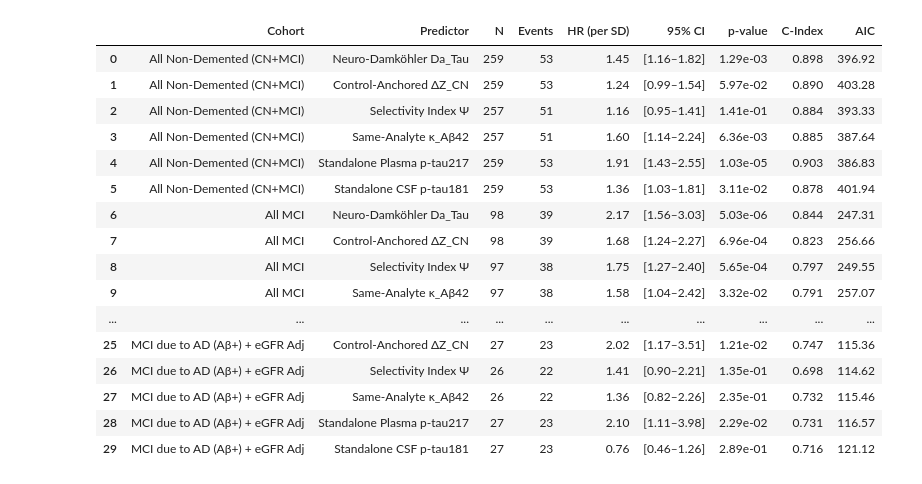
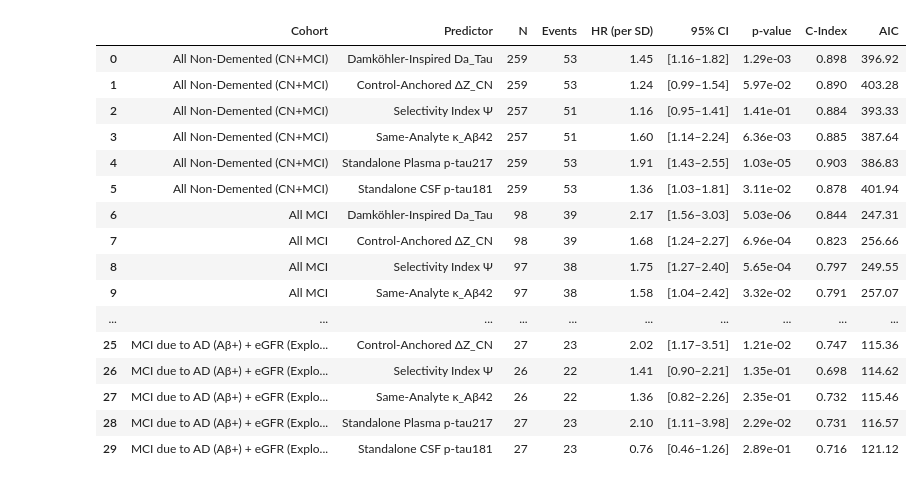
Before and after one commit to Benjaminotuya1/alzheimers-neuro-damkohler, a Jupyter notebook: ADNI_NeuroDamkohler_Continuum_Analysis.ipynb, the cells around one changed output. Cells and saved outputs as stored; diff of their text form; code cells hidden in the pictures.

```diff
--- a/ADNI_NeuroDamkohler_Continuum_Analysis.ipynb
+++ b/ADNI_NeuroDamkohler_Continuum_Analysis.ipynb
@@ -28,9 +17,12 @@ import pandas as pd
 import matplotlib.pyplot as plt
 import seaborn as sns
 import statsmodels.api as sm
-from scipy.stats import zscore, pearsonr, spearmanr, mannwhitneyu, kruskal
+from scipy.stats import zscore, spearmanr, mannwhitneyu, kruskal
+from statsmodels.stats.multitest import multipletests
 from lifelines import CoxPHFitter, KaplanMeierFitter
-from lifelines.statistics import logrank_test
+from lifelines.statistics import logrank_test, proportional_hazard_test
+from lifelines.utils import concordance_index
+from sklearn.metrics import roc_auc_score
 
 warnings.filterwarnings('ignore')
 plt.rcParams['font.family'] = 'DejaVu Sans'
@@ -41,14 +33,15 @@ DATA_DIR = os.path.join('data-20261119T152706Z-1-001', 'data')
 FIG_DIR = 'revised_figures'
 os.makedirs(FIG_DIR, exist_ok=True)
 
-# Load all ADNI core tables
 csf_df    = pd.read_csv(os.path.join(DATA_DIR, 'UPENNBIOMK_ROCHE_ELECSYS_12Jul2026.csv'), low_memory=False)
 plasma_df = pd.read_csv(os.path.join(DATA_DIR, 'UPENN_PLASMA_FUJIREBIO_QUANTERIX_12Jul2026.csv'), low_memory=False)
 adnimerge = pd.read_csv(os.path.join(DATA_DIR, 'ADNIMERGE_02Jun2026(1).csv'), low_memory=False)
 trem_df   = pd.read_csv(os.path.join(DATA_DIR, 'ADNI_HAASS_WASHU_LAB_12Jul2026.csv'), low_memory=False)
 lab_df    = pd.read_csv(os.path.join(DATA_DIR, 'LABDATA_04Jun2026.csv'), low_memory=False)
 dti_df    = pd.read_csv(os.path.join(DATA_DIR, 'DTIROI_ROBUSTMEAN_20Aug2026.csv'), low_memory=False)
+amy_df    = pd.read_csv(os.path.join(DATA_DIR, 'UCBERKELEY_AMY_6MM.csv'), low_memory=False)
+tau_df    = pd.read_csv(os.path.join(DATA_DIR, 'UCBERKELEY_TAU_6MM.csv'), low_memory=False)
 
-print(f"Loaded CSF Elecsys: {len(csf_df):,} | Plasma F/Q: {len(plasma_df):,} | ADNIMERGE: {len(adnimerge):,}")
-print(f"Loaded CSF sTREM2:  {len(trem_df):,} | LABDATA:    {len(lab_df):,} | DTI ROI:   {len(dti_df):,}")
+print(f"Loaded CSF: {len(csf_df):,} | Plasma: {len(plasma_df):,} | ADNIMERGE: {len(adnimerge):,}")
+print(f"Loaded sTREM2: {len(trem_df):,} | LABDATA: {len(lab_df):,} | DTI: {len(dti_df):,} | Amy-PET: {len(amy_df):,} | Tau-PET: {len(tau_df):,}")
 # %% [output]
@@ -305,11 +313,11 @@ for cohort_name, sub, extra_covs in [
     ('All MCI', mci_df, []),
     ('MCI due to AD (Aβ+)', mci_df[mci_df['Amyloid_Pos'] == True], []),
     ('MCI non-AD (Aβ-)', mci_df[mci_df['Amyloid_Pos'] == False], []),
-    ('MCI due to AD (Aβ+) + eGFR Adj', mci_df[mci_df['Amyloid_Pos'] == True], ['eGFR'])
+    ('MCI due to AD (Aβ+) + eGFR (Exploratory)', mci_df[mci_df['Amyloid_Pos'] == True], ['eGFR'])
 ]:
     covs = ['AGE_num', 'PTGENDER_num', 'APOE4_num', 'ADAS13_base'] + extra_covs
     for m, label in [
-        ('Da_Tau', 'Neuro-Damköhler Da_Tau'),
+        ('Da_Tau', 'Damköhler-Inspired Da_Tau'),
         ('DeltaZ_CN', 'Control-Anchored ΔZ_CN'),
         ('Psi_Select', 'Selectivity Index Ψ'),
         ('Kappa_AB42', 'Same-Analyte κ_Aβ42'),
@@ -321,8 +329,7 @@ for cohort_name, sub, extra_covs in [
             continue
         tmp['Metric_Z'] = zscore(tmp[m])
         tmp = tmp.drop(columns=[m])
-        cph = CoxPHFitter(penalizer=0.01)
-        cph.fit(tmp, duration_col='Time', event_col='Event')
+        cph = CoxPHFitter(penalizer=0.01).fit(tmp, duration_col='Time', event_col='Event')
         s = cph.summary.loc['Metric_Z']
         cox_rows.append({
             'Cohort': cohort_name, 'Predictor': label, 'N': len(tmp), 'Events': int(tmp['Event'].sum()),
@@ -331,8 +338,56 @@ for cohort_name, sub, extra_covs in [
             'p-value': f"{s['p']:.2e}", 'C-Index': round(cph.concordance_index_, 3), 'AIC': round(cph.AIC_partial_, 2)
         })
 
-table2_cox = pd.DataFrame(cox_rows)
-print("=== TABLE 2: MULTIVARIABLE COX PROPORTIONAL HAZARDS SURVIVAL MATRIX ===")
-display(table2_cox)
-table2_cox.to_csv(os.path.join(FIG_DIR, 'Table2_Cox_Survival_Matrix.csv'), index=False)
+table3_cox = pd.DataFrame(cox_rows)
+print("=== TABLE 3: MULTIVARIABLE COX PROPORTIONAL HAZARDS SURVIVAL MATRIX ===")
+display(table3_cox)
+table3_cox.to_csv(os.path.join(FIG_DIR, 'Table3_Cox_Survival_Matrix.csv'), index=False)
+
+# Schoenfeld PH Test & Follow-Up Medians (IQR)
+print("\n=== SURVIVAL FOLLOW-UP & SCHOENFELD PROPORTIONAL HAZARDS VERIFICATION ===")
+for lbl, sub in [('All Non-Demented (CN+MCI)', nondem_df), ('All MCI', mci_df), ('MCI due to AD (Aβ+)', mci_df[mci_df['Amyloid_Pos']==True])]:
+    tdf = sub[['Time', 'Event', 'AGE_num', 'PTGENDER_num', 'APOE4_num', 'ADAS13_base', 'Da_Tau']].dropna().copy()
+    tdf['Da_Z'] = zscore(tdf['Da_Tau'])
+    tdf = tdf.drop(columns=['Da_Tau'])
+    med, q25, q75 = tdf['Time'].median(), tdf['Time'].quantile(0.25), tdf['Time'].quantile(0.75)
+    cph = CoxPHFitter(penalizer=0.01).fit(tdf, duration_col='Time', event_col='Event')
+    ph = proportional_hazard_test(cph, tdf, time_transform='rank')
+    print(f"  {lbl:26s} (N={len(tdf):3d}): Median FU={med:.2f} yrs (IQR {q25:.2f}–{q75:.2f}) | Schoenfeld Da_Tau p={ph.summary.loc['Da_Z','p']:.3f}")
+
+# 3-Way Joint Parallel Statistical Mediation (1,000x Bootstrap)
+np.random.seed(42)
+med_table_rows = []
+for pred, extra, lbl in [
+    ('Da_Tau', [], 'Da_Tau (Primary Joint Model)'),
+    ('ln_Plasma_pT217', [], 'Standalone Plasma p-tau217 (Joint Model)'),
+    ('Da_Tau', ['ln_CSF_AB40'], 'Da_Tau (+ ln CSF Aβ40 Dilution Control)')
+]:
+    covs = ['AGE_num', 'PTGENDER_num'] + extra
+    jm = df[[pred, 'GFAP_Q_clean', 'Ventricular_ICV_Pct', 'ADAS13_Slope_Yr'] + covs].dropna().copy()
+    jm = jm[(jm['ADAS13_Slope_Yr'] > -10) & (jm['ADAS13_Slope_Yr'] < 20)]
+    for c in [pred, 'GFAP_Q_clean', 'Ventricular_ICV_Pct', 'ADAS13_Slope_Yr'] + extra:
+        jm[c] = (jm[c] - jm[c].mean()) / jm[c].std()
+    a1 = sm.OLS(jm['GFAP_Q_clean'], sm.add_constant(jm[[pred] + covs])).fit().params[pred]
+    a2 = sm.OLS(jm['Ventricular_ICV_Pct'], sm.add_constant(jm[[pred] + covs])).fit().params[pred]
+    bm = sm.OLS(jm['ADAS13_Slope_Yr'], sm.add_constant(jm[[pred, 'GFAP_Q_clean', 'Ventricular_ICV_Pct'] + covs])).fit()
+    cm = sm.OLS(jm['ADAS13_Slope_Yr'], sm.add_constant(jm[[pred] + covs])).fit()
+    i1, i2, tot = a1 * bm.params['GFAP_Q_clean'], a2 * bm.params['Ventricular_ICV_Pct'], cm.params[pred]
+    b1, b2, bt = [], [], []
+    n = len(jm)
+    for _ in range(1000):
+        bd = jm.iloc[np.random.randint(0, n, n)]
+        ba1 = sm.OLS(bd['GFAP_Q_clean'], sm.add_constant(bd[[pred] + covs])).fit().params[pred]
+        ba2 = sm.OLS(bd['Ventricular_ICV_Pct'], sm.add_constant(bd[[pred] + covs])).fit().params[pred]
+        bbm = sm.OLS(bd['ADAS13_Slope_Yr'], sm.add_constant(bd[[pred, 'GFAP_Q_clean', 'Ventricular_ICV_Pct'] + covs])).fit()
+        bi1, bi2 = ba1 * bbm.params['GFAP_Q_clean'], ba2 * bbm.params['Ventricular_ICV_Pct']
+        b1.append(bi1); b2.append(bi2); bt.append(bi1 + bi2)
+    med_table_rows.append({
+        'Model': lbl, 'N': n, 'Total': round(tot, 3),
+        'GFAP_ind': round(i1, 3), 'GFAP_CI': f"[{np.percentile(b1,2.5):+.3f}, {np.percentile(b1,97.5):+.3f}]", 'GFAP_pct': round(i1/tot*100, 1),
+        'Vent_ind': round(i2, 3), 'Vent_CI': f"[{np.percentile(b2,2.5):+.3f}, {np.percentile(b2,97.5):+.3f}]", 'Vent_pct': round(i2/tot*100, 1),
+        'Comb_ind': round(i1+i2, 3), 'Comb_CI': f"[{np.percentile(bt,2.5):+.3f}, {np.percentile(bt,97.5):+.3f}]", 'Comb_pct': round((i1+i2)/tot*100, 1)
+    })
+med_df = pd.DataFrame(med_table_rows)
+print("\n=== 3-WAY JOINT PARALLEL STATISTICAL MEDIATION (1,000x BOOTSTRAP) ===")
+display(med_df)
 # %% [output]
@@ -340,17 +395,17 @@ table2_cox.to_csv(os.path.join(FIG_DIR, 'Table2_Cox_Survival_Matrix.csv'), index
 |  | Cohort | Predictor | N | Events | HR (per SD) | 95% CI | p-value | C-Index | AIC |
-| 0 | All Non-Demented (CN+MCI) | Neuro-Damköhler Da_Tau | 259 | 53 | 1.45 | [1.16–1.82] | 1.29e-03 | 0.898 | 396.92 |
+| 0 | All Non-Demented (CN+MCI) | Damköhler-Inspired Da_Tau | 259 | 53 | 1.45 | [1.16–1.82] | 1.29e-03 | 0.898 | 396.92 |
 | 1 | All Non-Demented (CN+MCI) | Control-Anchored ΔZ_CN | 259 | 53 | 1.24 | [0.99–1.54] | 5.97e-02 | 0.890 | 403.28 |
 | 2 | All Non-Demented (CN+MCI) | Selectivity Index Ψ | 257 | 51 | 1.16 | [0.95–1.41] | 1.41e-01 | 0.884 | 393.33 |
 | 3 | All Non-Demented (CN+MCI) | Same-Analyte κ_Aβ42 | 257 | 51 | 1.60 | [1.14–2.24] | 6.36e-03 | 0.885 | 387.64 |
 | 4 | All Non-Demented (CN+MCI) | Standalone Plasma p-tau217 | 259 | 53 | 1.91 | [1.43–2.55] | 1.03e-05 | 0.903 | 386.83 |
 | 5 | All Non-Demented (CN+MCI) | Standalone CSF p-tau181 | 259 | 53 | 1.36 | [1.03–1.81] | 3.11e-02 | 0.878 | 401.94 |
-| 6 | All MCI | Neuro-Damköhler Da_Tau | 98 | 39 | 2.17 | [1.56–3.03] | 5.03e-06 | 0.844 | 247.31 |
+| 6 | All MCI | Damköhler-Inspired Da_Tau | 98 | 39 | 2.17 | [1.56–3.03] | 5.03e-06 | 0.844 | 247.31 |
 | 7 | All MCI | Control-Anchored ΔZ_CN | 98 | 39 | 1.68 | [1.24–2.27] | 6.96e-04 | 0.823 | 256.66 |
 | 8 | All MCI | Selectivity Index Ψ | 97 | 38 | 1.75 | [1.27–2.40] | 5.65e-04 | 0.797 | 249.55 |
 | 9 | All MCI | Same-Analyte κ_Aβ42 | 97 | 38 | 1.58 | [1.04–2.42] | 3.32e-02 | 0.791 | 257.07 |
 | ... | ... | ... | ... | ... | ... | ... | ... | ... | ... |
-| 25 | MCI due to AD (Aβ+) + eGFR Adj | Control-Anchored ΔZ_CN | 27 | 23 | 2.02 | [1.17–3.51] | 1.21e-02 | 0.747 | 115.36 |
-| 26 | MCI due to AD (Aβ+) + eGFR Adj | Selectivity Index Ψ | 26 | 22 | 1.41 | [0.90–2.21] | 1.35e-01 | 0.698 | 114.62 |
-| 27 | MCI due to AD (Aβ+) + eGFR Adj | Same-Analyte κ_Aβ42 | 26 | 22 | 1.36 | [0.82–2.26] | 2.35e-01 | 0.732 | 115.46 |
-| 28 | MCI due to AD (Aβ+) + eGFR Adj | Standalone Plasma p-tau217 | 27 | 23 | 2.10 | [1.11–3.98] | 2.29e-02 | 0.731 | 116.57 |
-| 29 | MCI due to AD (Aβ+) + eGFR Adj | Standalone CSF p-tau181 | 27 | 23 | 0.76 | [0.46–1.26] | 2.89e-01 | 0.716 | 121.12 |
+| 25 | MCI due to AD (Aβ+) + eGFR (Explo... | Control-Anchored ΔZ_CN | 27 | 23 | 2.02 | [1.17–3.51] | 1.21e-02 | 0.747 | 115.36 |
+| 26 | MCI due to AD (Aβ+) + eGFR (Explo... | Selectivity Index Ψ | 26 | 22 | 1.41 | [0.90–2.21] | 1.35e-01 | 0.698 | 114.62 |
+| 27 | MCI due to AD (Aβ+) + eGFR (Explo... | Same-Analyte κ_Aβ42 | 26 | 22 | 1.36 | [0.82–2.26] | 2.35e-01 | 0.732 | 115.46 |
+| 28 | MCI due to AD (Aβ+) + eGFR (Explo... | Standalone Plasma p-tau217 | 27 | 23 | 2.10 | [1.11–3.98] | 2.29e-02 | 0.731 | 116.57 |
+| 29 | MCI due to AD (Aβ+) + eGFR (Explo... | Standalone CSF p-tau181 | 27 | 23 | 0.76 | [0.46–1.26] | 2.89e-01 | 0.716 | 121.12 |
```
Also changed, not shown: parts of 10 cells of this notebook, 1 other file.
